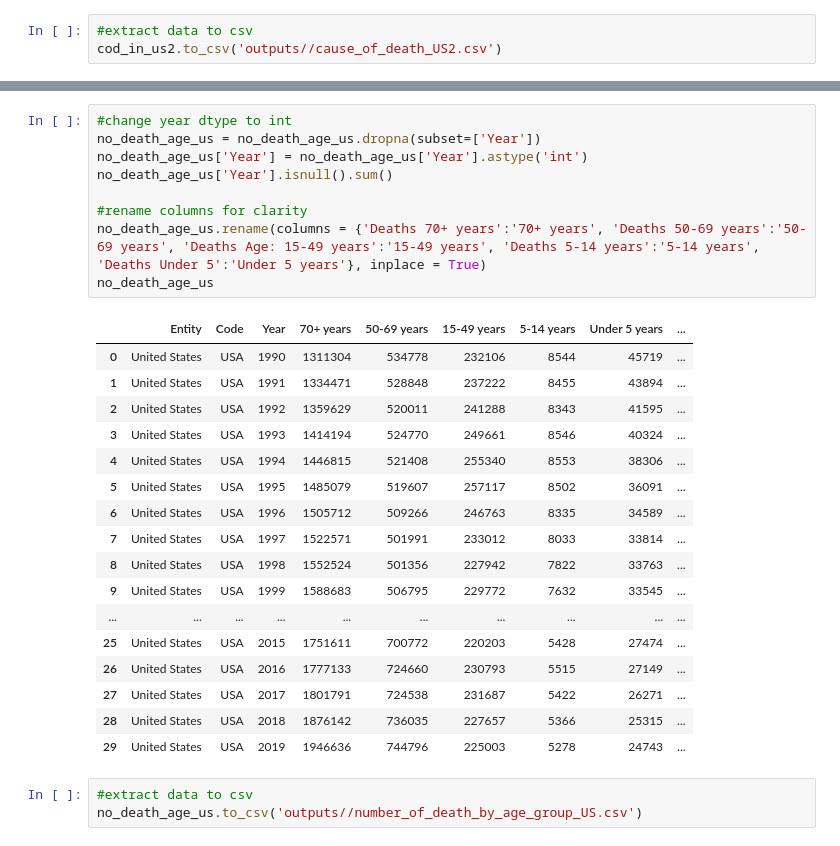
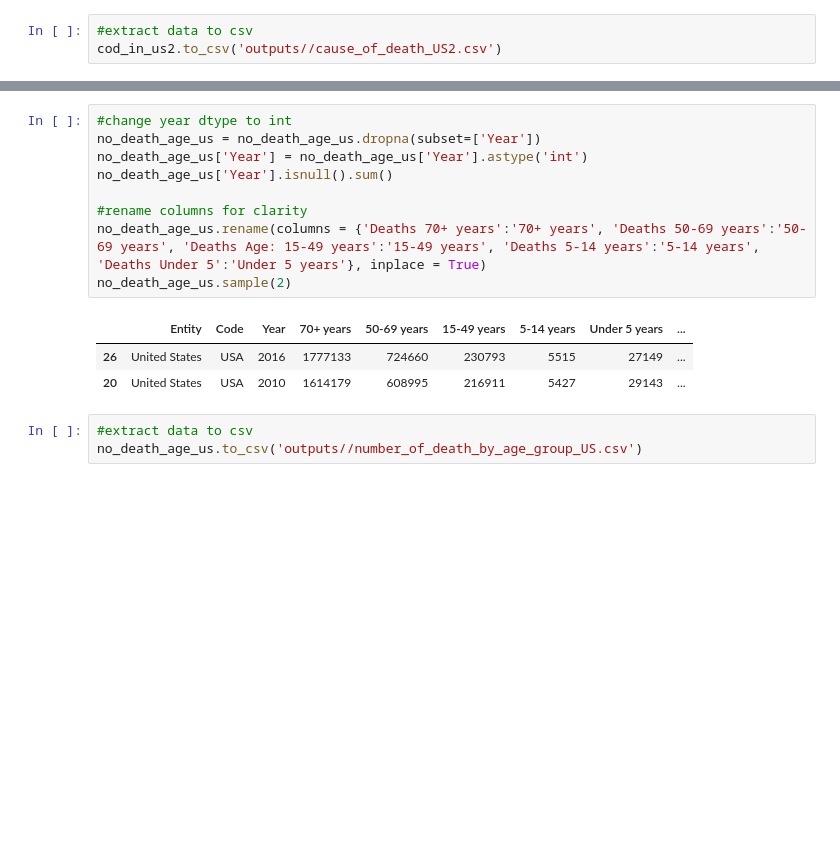
Before and after one commit to joshuaati/10AnalyticsHackaton, a Jupyter notebook: main.ipynb, the cells around one changed output, grey strips where cells are left out. Cells and saved outputs as stored; diff of their text form; blank space fills up the shorter version.

```diff
--- a/main.ipynb
+++ b/main.ipynb
@@ -410,30 +386,16 @@ no_death_age_us
 # %%
 #change year dtype to int
 no_death_age_us = no_death_age_us.dropna(subset=['Year'])
 no_death_age_us['Year'] = no_death_age_us['Year'].astype('int')
 no_death_age_us['Year'].isnull().sum()
 
 #rename columns for clarity
 no_death_age_us.rename(columns = {'Deaths 70+ years':'70+ years', 'Deaths 50-69 years':'50-69 years', 'Deaths Age: 15-49 years':'15-49 years', 'Deaths 5-14 years':'5-14 years', 'Deaths Under 5':'Under 5 years'}, inplace = True)
-no_death_age_us
+no_death_age_us.sample(2)
 # %% [output]
 |  | Entity | Code | Year | 70+ years | 50-69 years | 15-49 years | 5-14 years | Under 5 years | ... |
-| 0 | United States | USA | 1990 | 1311304 | 534778 | 232106 | 8544 | 45719 | ... |
-| 1 | United States | USA | 1991 | 1334471 | 528848 | 237222 | 8455 | 43894 | ... |
-| 2 | United States | USA | 1992 | 1359629 | 520011 | 241288 | 8343 | 41595 | ... |
-| 3 | United States | USA | 1993 | 1414194 | 524770 | 249661 | 8546 | 40324 | ... |
-| 4 | United States | USA | 1994 | 1446815 | 521408 | 255340 | 8553 | 38306 | ... |
-| 5 | United States | USA | 1995 | 1485079 | 519607 | 257117 | 8502 | 36091 | ... |
-| 6 | United States | USA | 1996 | 1505712 | 509266 | 246763 | 8335 | 34589 | ... |
-| 7 | United States | USA | 1997 | 1522571 | 501991 | 233012 | 8033 | 33814 | ... |
-| 8 | United States | USA | 1998 | 1552524 | 501356 | 227942 | 7822 | 33763 | ... |
-| 9 | United States | USA | 1999 | 1588683 | 506795 | 229772 | 7632 | 33545 | ... |
-| ... | ... | ... | ... | ... | ... | ... | ... | ... | ... |
-| 25 | United States | USA | 2015 | 1751611 | 700772 | 220203 | 5428 | 27474 | ... |
 | 26 | United States | USA | 2016 | 1777133 | 724660 | 230793 | 5515 | 27149 | ... |
-| 27 | United States | USA | 2017 | 1801791 | 724538 | 231687 | 5422 | 26271 | ... |
-| 28 | United States | USA | 2018 | 1876142 | 736035 | 227657 | 5366 | 25315 | ... |
-| 29 | United States | USA | 2019 | 1946636 | 744796 | 225003 | 5278 | 24743 | ... |
+| 20 | United States | USA | 2010 | 1614179 | 608995 | 216911 | 5427 | 29143 | ... |
 # %%
 #extract data to csv
 no_death_age_us.to_csv('outputs//number_of_death_by_age_group_US.csv')
```
Also changed, not shown: parts of 3 cells of this notebook, 1 other file.
